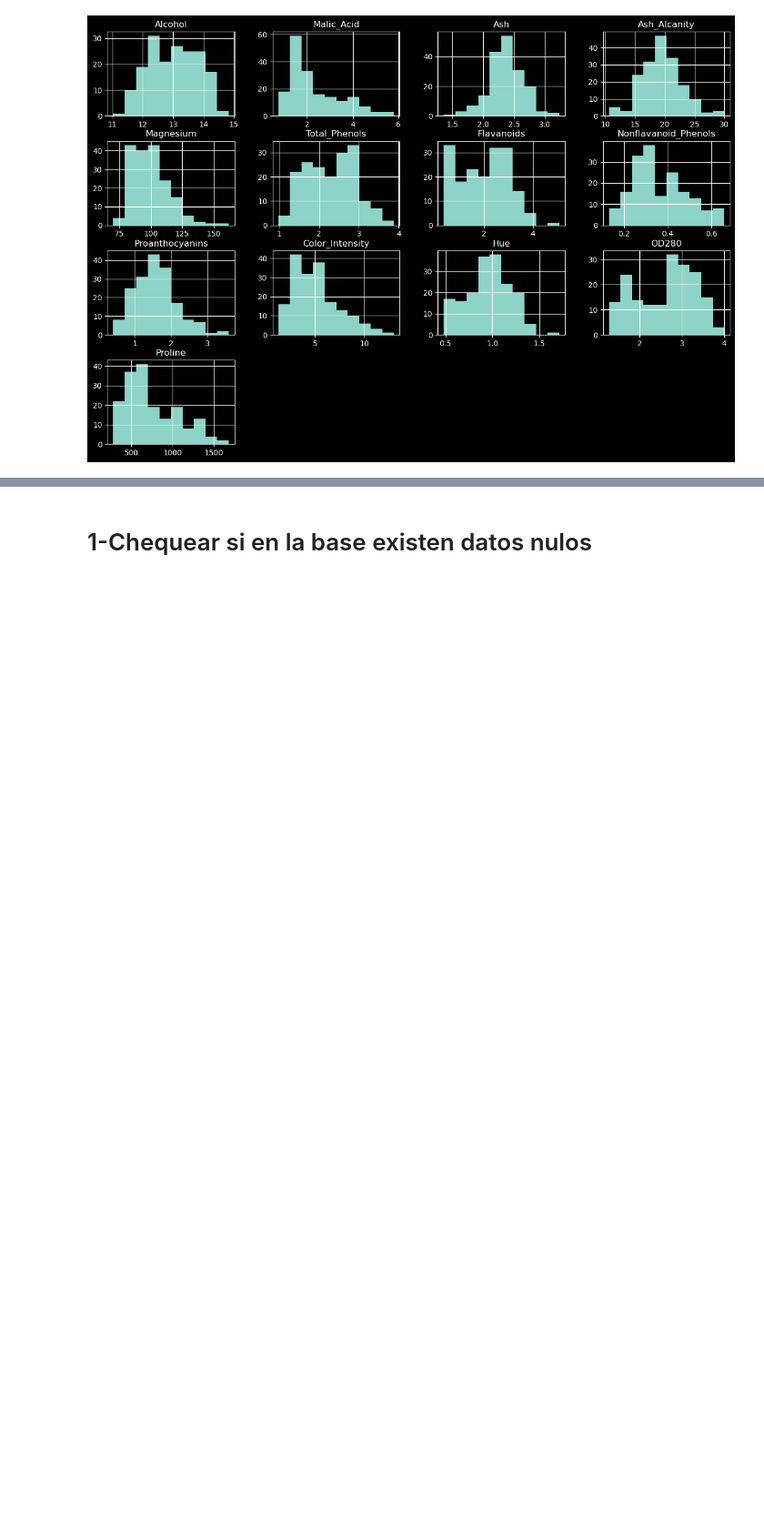
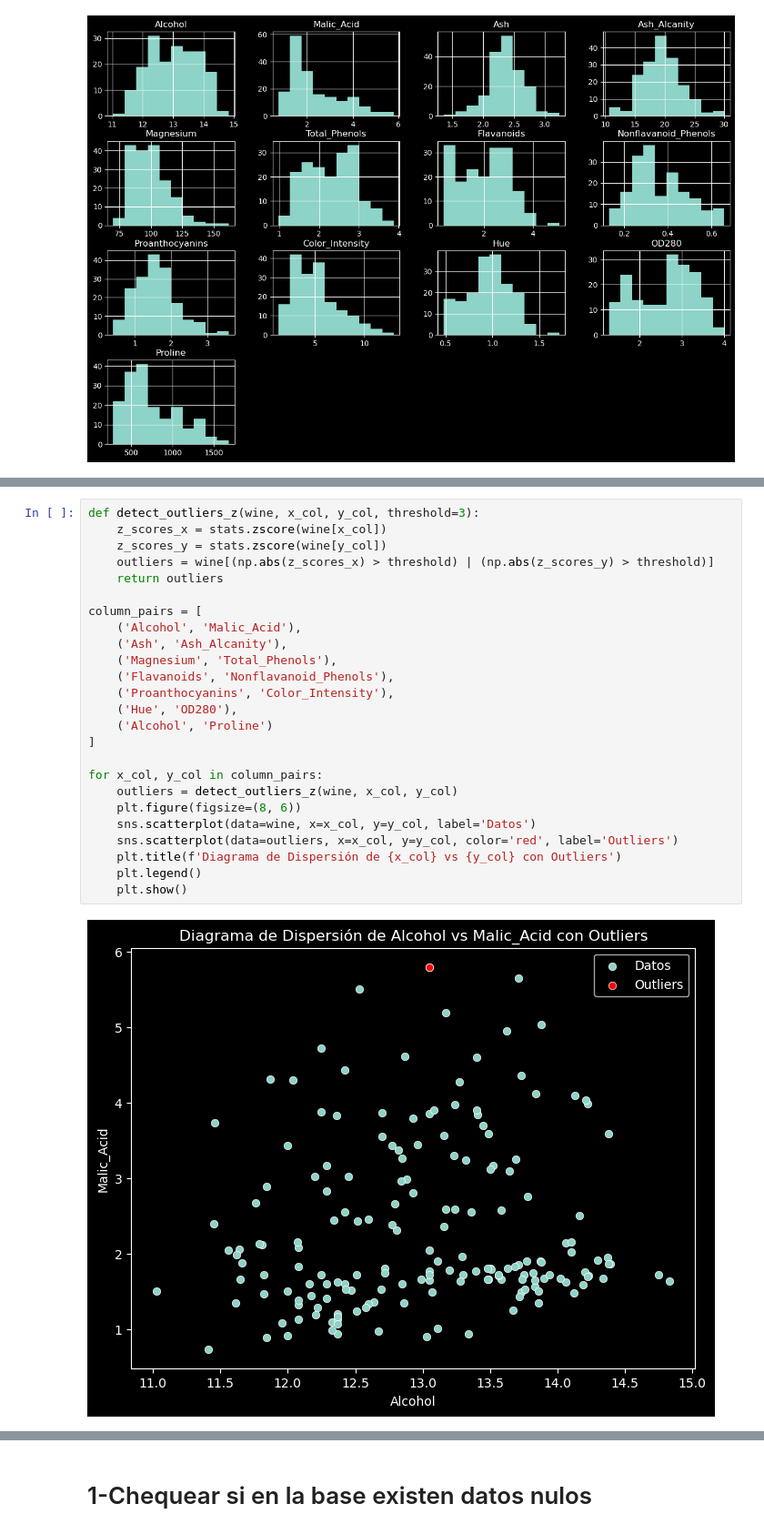
Before and after one commit to thejoresp/CienciaDatos, a Jupyter notebook: cloustering.ipynb, the cells around one changed output, grey strips where cells are left out. Shown at 91% size. Saved outputs shown, nothing was run; the diff lists cells and outputs as text; blank space fills up the shorter version.

Commit message:
buscando outliers

```diff
--- a/cloustering.ipynb
+++ b/cloustering.ipynb
@@ -94,0 +121,27 @@ plt.show()
+# %%
+def detect_outliers_z(wine, x_col, y_col, threshold=3):
+    z_scores_x = stats.zscore(wine[x_col])
+    z_scores_y = stats.zscore(wine[y_col])
+    outliers = wine[(np.abs(z_scores_x) > threshold) | (np.abs(z_scores_y) > threshold)]
+    return outliers
+
+column_pairs = [
+    ('Alcohol', 'Malic_Acid'),
+    ('Ash', 'Ash_Alcanity'),
+    ('Magnesium', 'Total_Phenols'),
+    ('Flavanoids', 'Nonflavanoid_Phenols'),
+    ('Proanthocyanins', 'Color_Intensity'),
+    ('Hue', 'OD280'),
+    ('Alcohol', 'Proline')
+]
+
+for x_col, y_col in column_pairs:
+    outliers = detect_outliers_z(wine, x_col, y_col)
+    plt.figure(figsize=(8, 6))
+    sns.scatterplot(data=wine, x=x_col, y=y_col, label='Datos')
+    sns.scatterplot(data=outliers, x=x_col, y=y_col, color='red', label='Outliers')
+    plt.title(f'Diagrama de Dispersión de {x_col} vs {y_col} con Outliers')
+    plt.legend()
+    plt.show()
+# %% [output]
+[figure, added]
```
Also changed, not shown: parts of 3 cells of this notebook.
